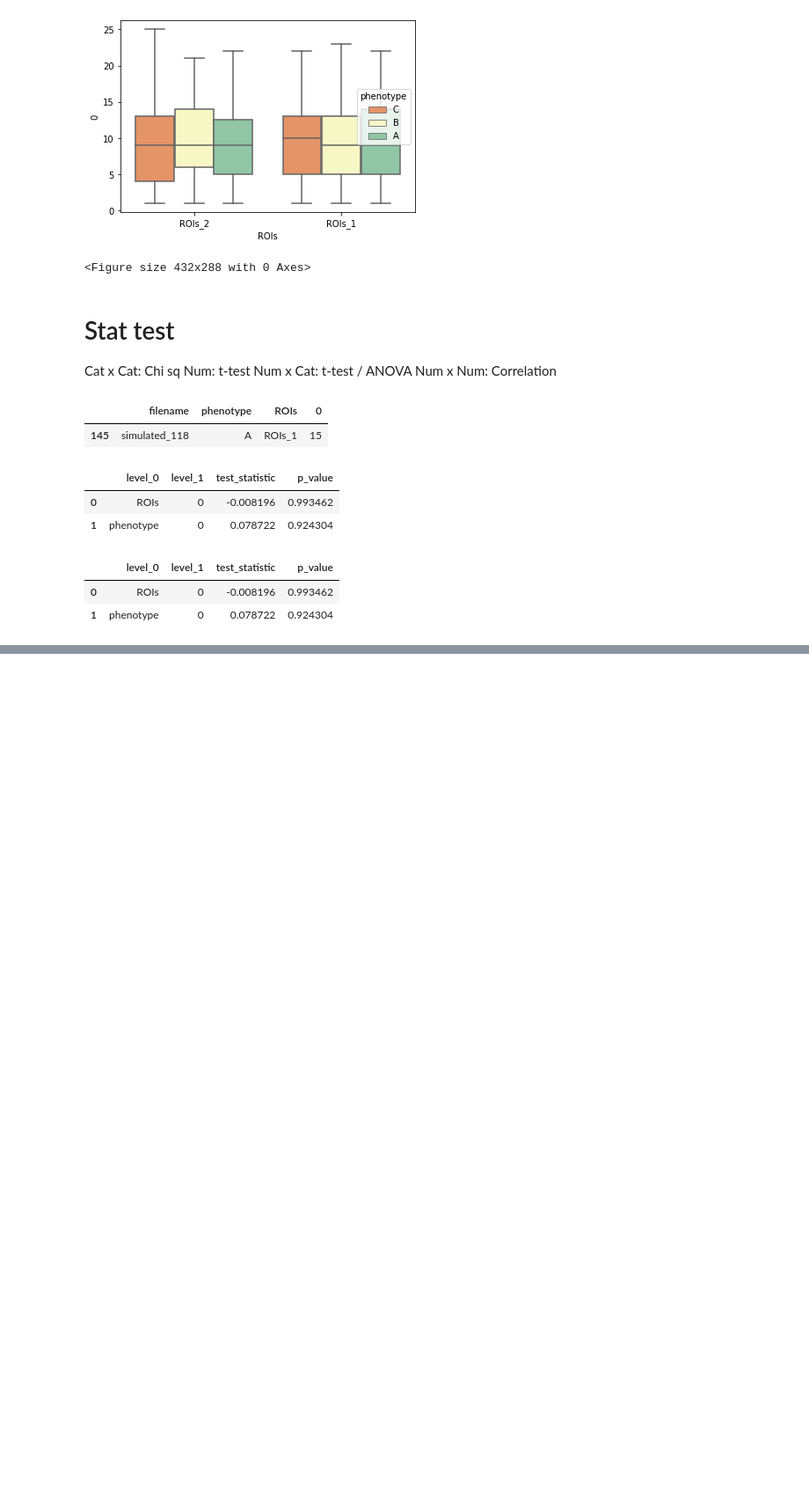
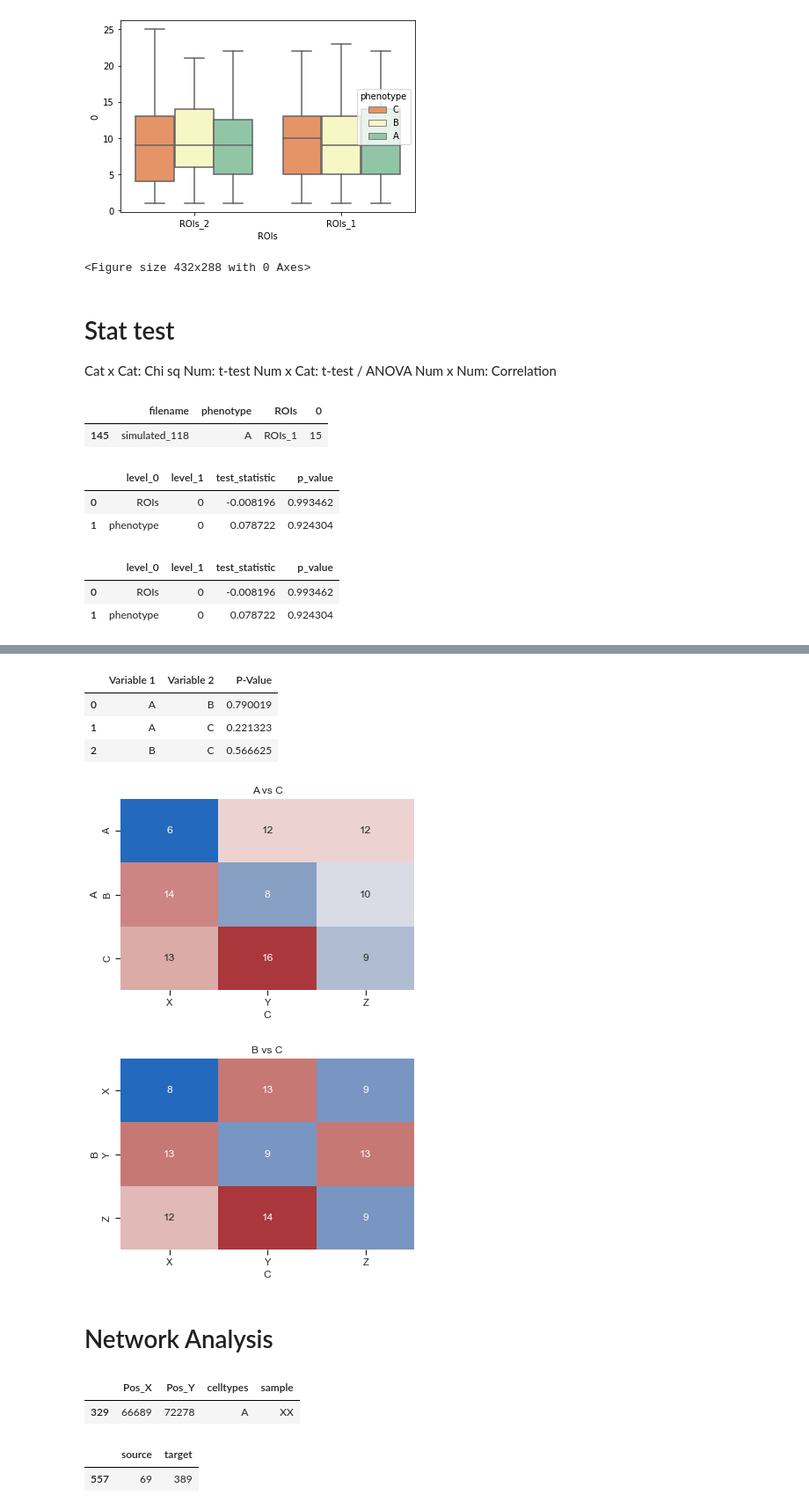
Before and after one commit to mouneem/MultiOmic-NASA, a Jupyter notebook: example/Test.ipynb, the cells around one changed output, grey strips where cells are left out. Shown at 88% size. Drawn from its saved outputs; the diff is of its cells as text; code cells hidden in the pictures; blank space fills up the shorter version.

```diff
--- a/example/Test.ipynb
+++ b/example/Test.ipynb
@@ -134,0 +164,53 @@ util.plot_signif_cat_num(cell_count_by_ROIs, signif_table)
+# %%
+import numpy as np
+import pandas as pd
+
+# Generate simulated data
+np.random.seed(123)
+col1 = np.random.choice(['A', 'B', 'C'], size=100)
+col2 = np.random.choice(['X', 'Y', 'Z'], size=100)
+col3 = np.random.choice(['X', 'Y', 'Z'], size=100)
+
+import pandas as pd
+import scipy.stats as stats
+
+df = pd.DataFrame({'A':col1,'B':col2,'C':col3})
+# %%
+importlib. reload(util)
+significance_df_cat = util.test_significance_cat(df , df.columns)
+significance_df_cat
+# %% [output]
+|  | Variable 1 | Variable 2 | P-Value |
+| 0 | A | B | 0.790019 |
+| 1 | A | C | 0.221323 |
+| 2 | B | C | 0.566625 |
+# %%
+util.plot_cat_diff(df, significance_df_cat, .59)
+# %% [output]
+[figure, added]
+[figure, added]
+# %% [markdown]
+# Network Analysis
+# %%
+from tysserand import tysserand as ty
+coords = util.make_simulation_df(1000)
+coords['sample'] = 'XX'
+coords.columns = ['Pos_X','Pos_Y','celltypes','sample']
+coords.sample()
+# %% [output]
+|  | Pos_X | Pos_Y | celltypes | sample |
+| 329 | 66689 | 72278 | A | XX |
+# %%
+nodes = coords[['Pos_X','Pos_Y','celltypes']]
+nodes.columns = ['x','y','class']
+coordinates = nodes.loc[:,['x','y']].values
+
+# TYSSERAND Function
+pairs = ty.build_knn(coordinates, k=8)
+
+# convert to df of pairs
+edges = pd.DataFrame(data=pairs, columns=['source', 'target'])
+display(edges.sample())
+# %% [output]
+|  | source | target |
+| 557 | 69 | 389 |
```
Also changed, not shown: parts of 9 cells of this notebook, 1 other file.
